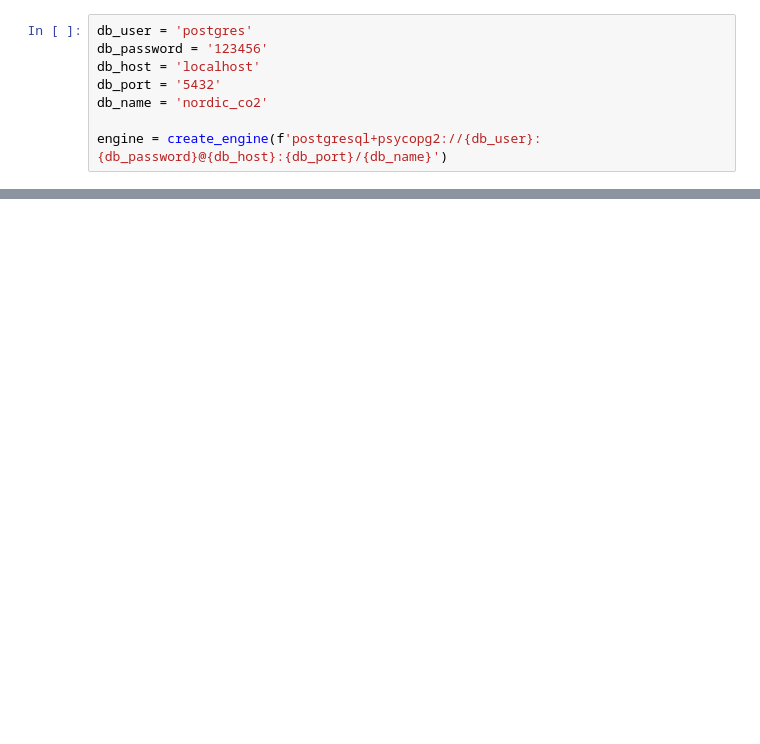
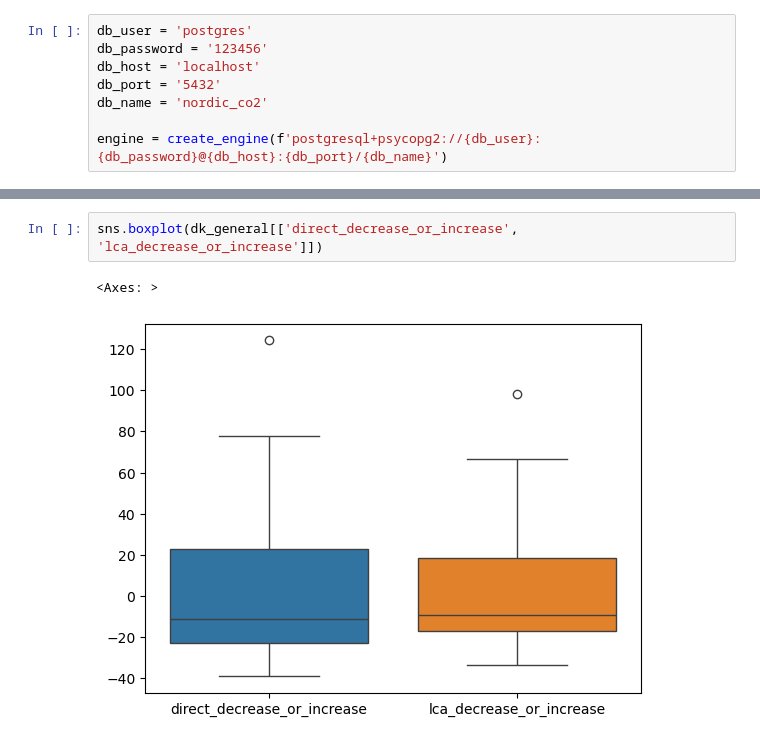
Before and after one commit to montMateus/Estudo_Emissoes-de-Carbono-na-Dinamarca, a Jupyter notebook: analysis.ipynb, the cells around one changed output, grey strips where cells are left out. Drawn from its saved outputs; the diff is of its cells as text; blank space fills up the shorter version.

```diff
--- a/analysis.ipynb
+++ b/analysis.ipynb
@@ -202,0 +161,5 @@ display(df_all_years)
+# %%
+sns.boxplot(dk_general[['direct_decrease_or_increase', 'lca_decrease_or_increase']])
+# %% [output]
+<Axes: >
+[figure, added]
```
Also changed, not shown: parts of 55 cells of this notebook, 2 other files.
